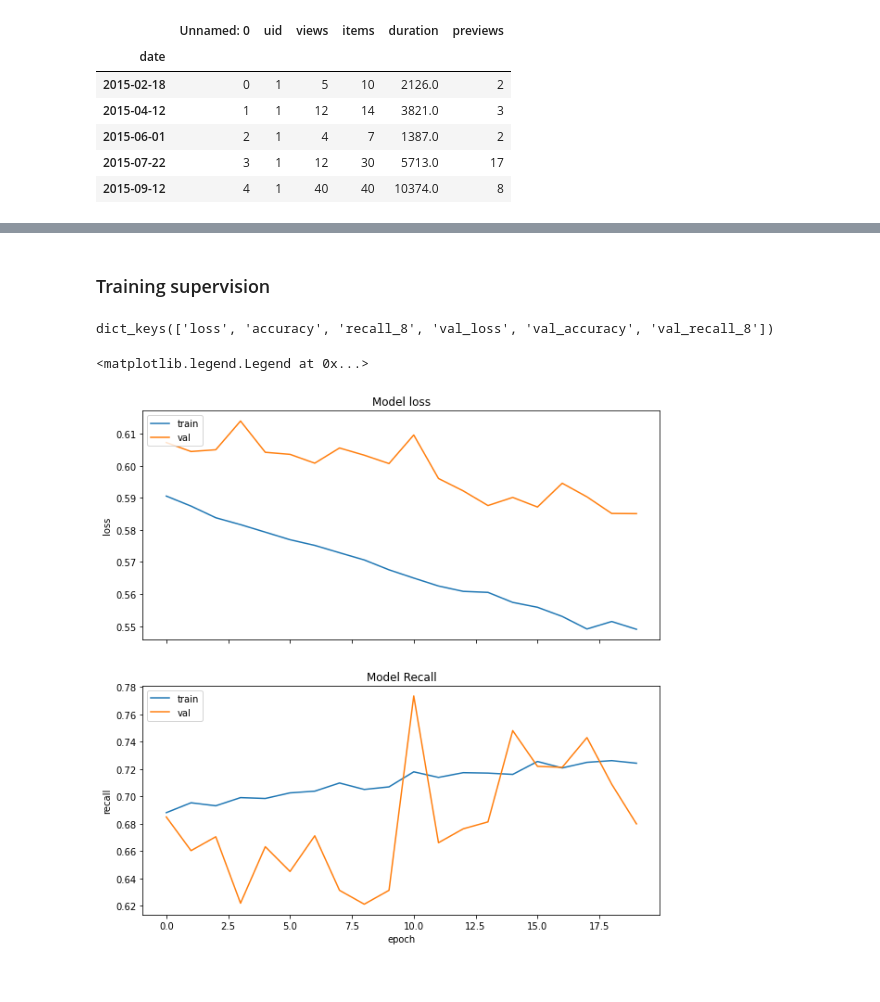
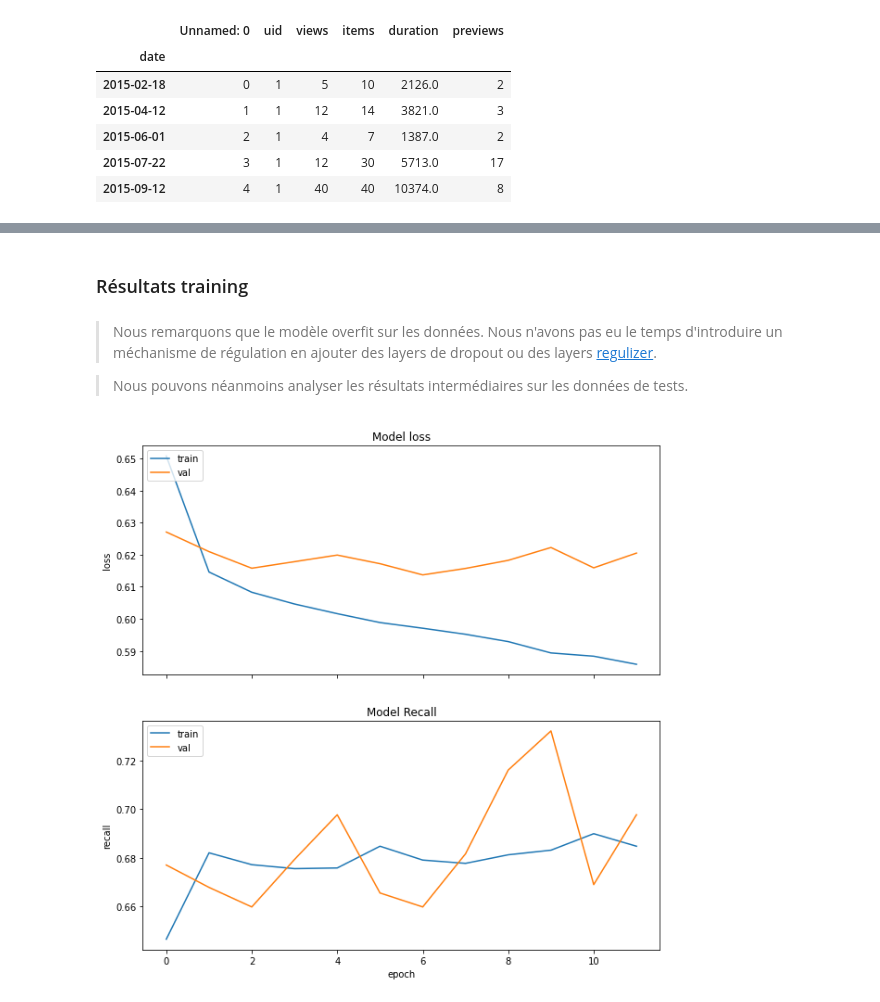
Before and after one commit to AmineDiro/Churn-analysis, a Jupyter notebook: MLpython.ipynb, the cells around one changed output, grey strips where cells are left out. Cells and saved outputs as stored; diff of their text form; code cells hidden in the pictures.

```diff
--- a/MLpython.ipynb
+++ b/MLpython.ipynb
@@ -277,7 +339,10 @@ X = result[features]
 y = result["is_churn"]
 # %%
 numeric_transformer = Pipeline(
-    steps=[('scaler',StandardScaler()),("imputer", SimpleImputer(strategy="constant", fill_value=0))]
+    steps=[
+        ("scaler", StandardScaler()),
+        ("imputer", SimpleImputer(strategy="constant", fill_value=0)),
+    ]
 )
 
 categorical_transformer = Pipeline(
@@ -642,6 +776,10 @@ X_logs_train, X_logs_test, X_train, X_test, y_train, y_test = train_test_split(
 )
 # %%
 scaler = StandardScaler()
-X_logs_train = scaler.fit_transform(X_logs_train.reshape(-1, X_logs_train.shape[-1])).reshape(X_logs_train.shape)
-X_logs_test = scaler.transform(X_logs_test.reshape(-1, X_logs_test.shape[-1])).reshape(X_logs_test.shape)
+X_logs_train = scaler.fit_transform(
+    X_logs_train.reshape(-1, X_logs_train.shape[-1])
+).reshape(X_logs_train.shape)
+X_logs_test = scaler.transform(X_logs_test.reshape(-1, X_logs_test.shape[-1])).reshape(
+    X_logs_test.shape
+)
 # %%
@@ -731,8 +868,5 @@ plot_model(
 # %%
-#
-# Model training
-#
-es = EarlyStopping(monitor='val_loss', mode='min', patience=5)
+es = EarlyStopping(monitor="val_loss", mode="min", patience=5)
 
 model.compile(
     optimizer="rmsprop", loss="binary_crossentropy", metrics=["accuracy", Recall()]
@@ -744,7 +878,7 @@ history = model.fit(
     epochs=20,
     verbose=1,
     validation_data=([X_logs_test, X_test], y_test),
-    callbacks=[es]
+    callbacks=[es],
 )
 
 score = model.evaluate([X_logs_test, X_test], y_test, verbose=0)
@@ -771,7 +905 @@ model.save_weights('attention_model_weight.h5')
 model.save("attention_model.h5")
-# %% [markdown]
-### Training supervision
-# %%
-history.history.keys()
-# %% [output]
-dict_keys(['loss', 'accuracy', 'recall_8', 'val_loss', 'val_accuracy', 'val_recall_8'])
@@ -778,17 +908,24 @@ dict_keys(['loss', 'accuracy', 'recall_8', 'val_loss', 'val_accuracy', 'val_reca
+# %% [markdown]
+### Résultats training
+# %% [markdown]
+> Nous remarquons que le modèle overfit sur les données. Nous n'avons pas eu le temps d'introduire un méchanisme de régulation en ajouter des layers de dropout ou des layers [regulizer](https://keras.io/api/layers/regularizers/).
+
+> Nous pouvons néanmoins analyser les résultats intermédiaires sur les données de tests.
 # %%
-fig, axs =plt.subplots(2,1,sharex=True,figsize=(10,10))
-axs[0].plot(history.history['loss'])
-axs[0].plot(history.history['val_loss'])
-axs[0].set_title('Model loss')
-axs[0].set_ylabel('loss')
-axs[0].legend(['train', 'val'], loc='upper left')
+fig, axs = plt.subplots(2, 1, sharex=True, figsize=(10, 10))
+axs[0].plot(history.history["loss"])
+axs[0].plot(history.history["val_loss"])
+axs[0].set_title("Model loss")
+axs[0].set_ylabel("loss")
+axs[0].legend(["train", "val"], loc="upper left")
 
-axs[1].plot(history.history['recall_8'])
-axs[1].plot(history.history['val_recall_8'])
-axs[1].set_title('Model Recall')
-axs[1].set_ylabel('recall')
-axs[1].set_xlabel('epoch')
-axs[1].legend(['train', 'val'], loc='upper left')
+axs[1].plot(history.history["recall"])
+axs[1].plot(history.history["val_recall"])
+axs[1].set_title("Model Recall")
+axs[1].set_ylabel("recall")
+axs[1].set_xlabel("epoch")
+axs[1].legend(["train", "val"], loc="upper left")
+
+plt.savefig("training_lstm_with_attention.png")
 # %% [output]
-<matplotlib.legend.Legend at 0x...>
-[figure, old version]
+[figure, new version]
```
Also changed, not shown: parts of 143 cells of this notebook, 2 other files.
